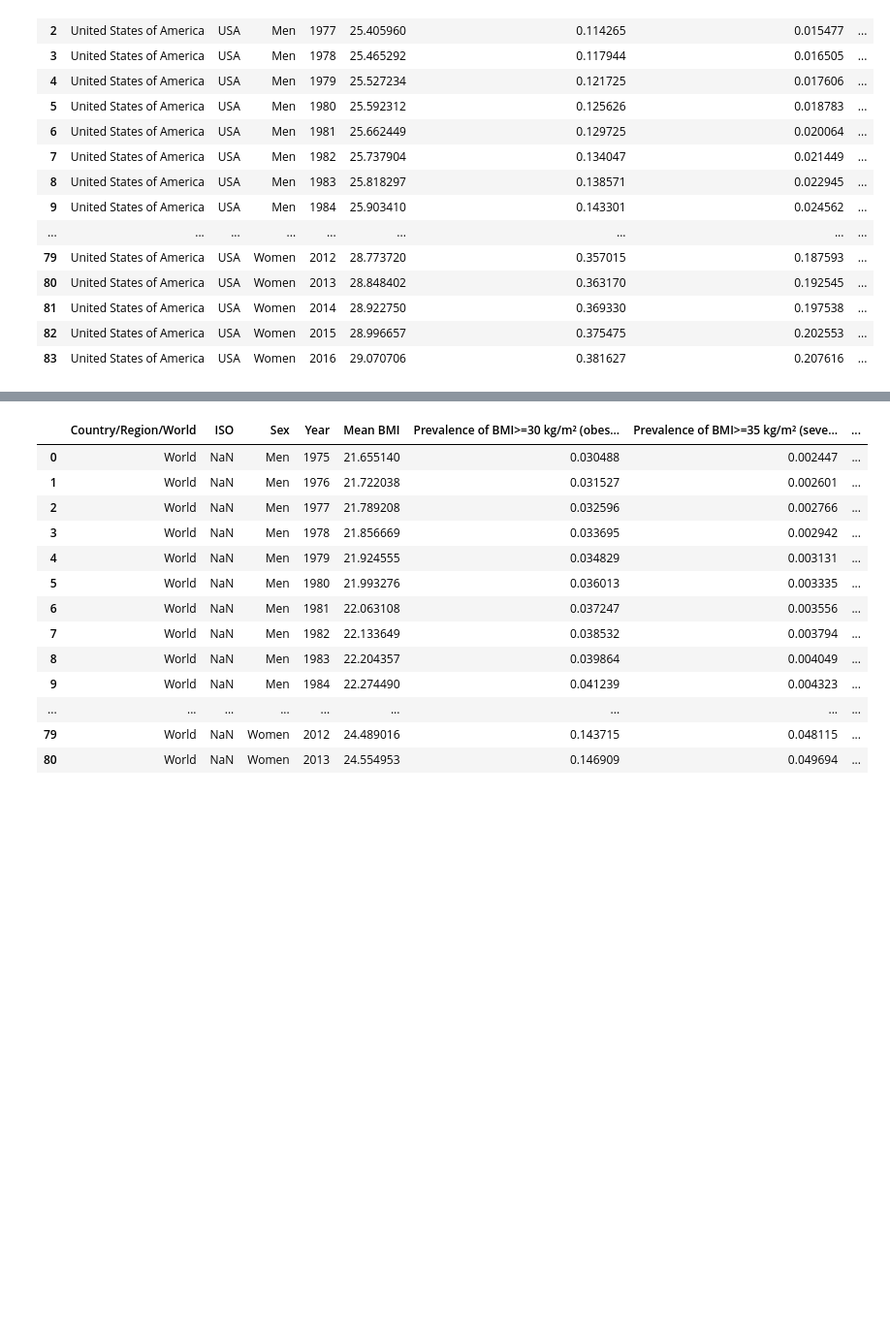
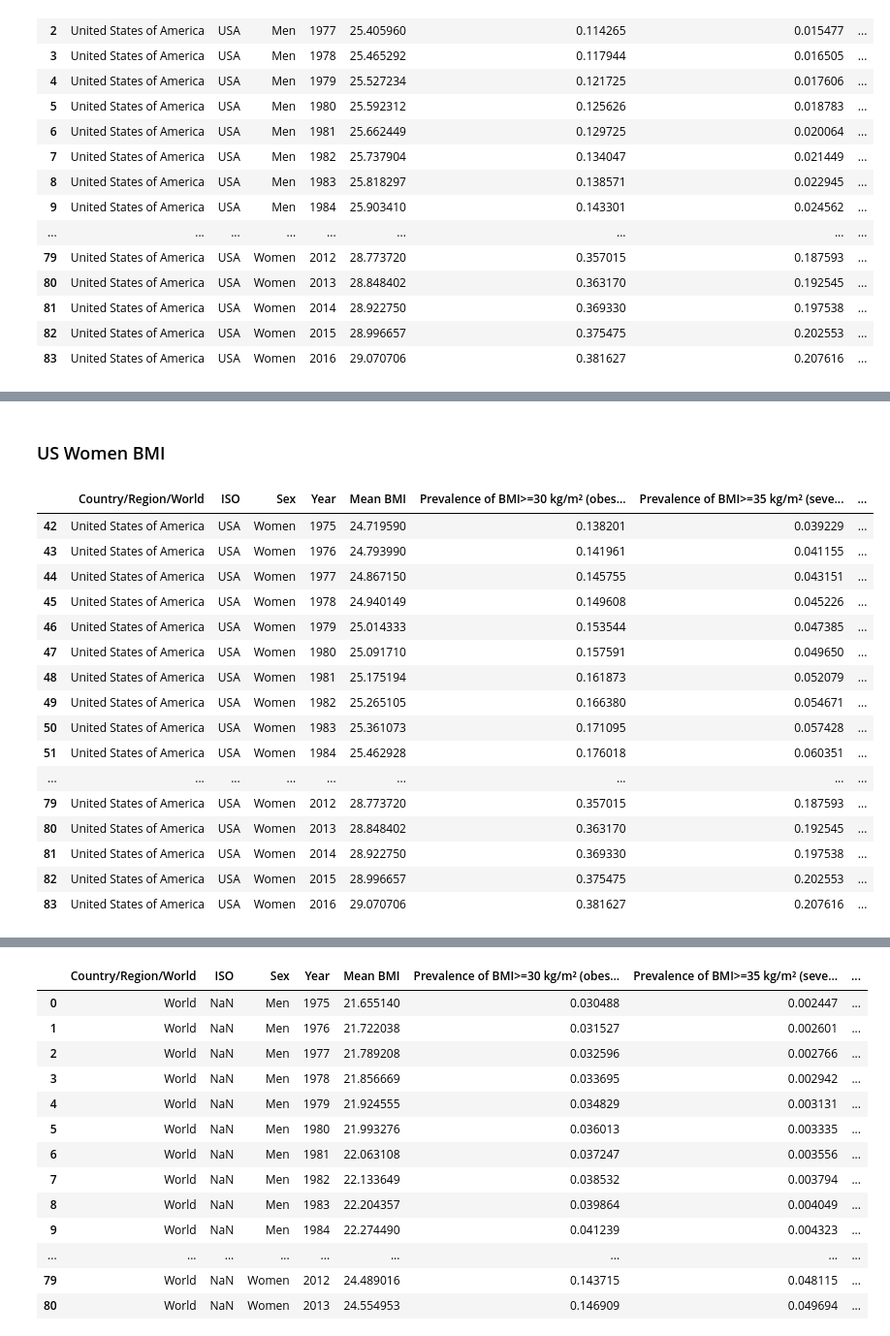
Before and after one commit to sgoolsby88/da7_capstone, a Jupyter notebook: notebooks/EDA_BMI.ipynb, the cells around one changed output, grey strips where cells are left out. Shown at 97% size. Drawn from its saved outputs; the diff is of its cells as text; code cells hidden in the pictures; blank space fills up the shorter version.

```diff
--- a/notebooks/EDA_BMI.ipynb
+++ b/notebooks/EDA_BMI.ipynb
@@ -230,3 +299,26 @@ us_bmi
+# %% [markdown]
+### US Women BMI
+# %%
+us_women_bmi=us_bmi[us_bmi['Sex']=='Women']
+us_women_bmi
+# %% [output]
+|  | Country/Region/World | ISO | Sex | Year | Mean BMI | Prevalence of BMI>=30 kg/m² (obes... | Prevalence of BMI>=35 kg/m² (seve... | ... |
+| 42 | United States of America | USA | Women | 1975 | 24.719590 | 0.138201 | 0.039229 | ... |
+| 43 | United States of America | USA | Women | 1976 | 24.793990 | 0.141961 | 0.041155 | ... |
+| 44 | United States of America | USA | Women | 1977 | 24.867150 | 0.145755 | 0.043151 | ... |
+| 45 | United States of America | USA | Women | 1978 | 24.940149 | 0.149608 | 0.045226 | ... |
+| 46 | United States of America | USA | Women | 1979 | 25.014333 | 0.153544 | 0.047385 | ... |
+| 47 | United States of America | USA | Women | 1980 | 25.091710 | 0.157591 | 0.049650 | ... |
+| 48 | United States of America | USA | Women | 1981 | 25.175194 | 0.161873 | 0.052079 | ... |
+| 49 | United States of America | USA | Women | 1982 | 25.265105 | 0.166380 | 0.054671 | ... |
+| 50 | United States of America | USA | Women | 1983 | 25.361073 | 0.171095 | 0.057428 | ... |
+| 51 | United States of America | USA | Women | 1984 | 25.462928 | 0.176018 | 0.060351 | ... |
+| ... | ... | ... | ... | ... | ... | ... | ... | ... |
+| 79 | United States of America | USA | Women | 2012 | 28.773720 | 0.357015 | 0.187593 | ... |
+| 80 | United States of America | USA | Women | 2013 | 28.848402 | 0.363170 | 0.192545 | ... |
+| 81 | United States of America | USA | Women | 2014 | 28.922750 | 0.369330 | 0.197538 | ... |
+| 82 | United States of America | USA | Women | 2015 | 28.996657 | 0.375475 | 0.202553 | ... |
+| 83 | United States of America | USA | Women | 2016 | 29.070706 | 0.381627 | 0.207616 | ... |
 # %%
 us_bmi.describe()
 # %% [output]
```
Also changed, not shown: parts of 12 cells of this notebook, 1 other file.
